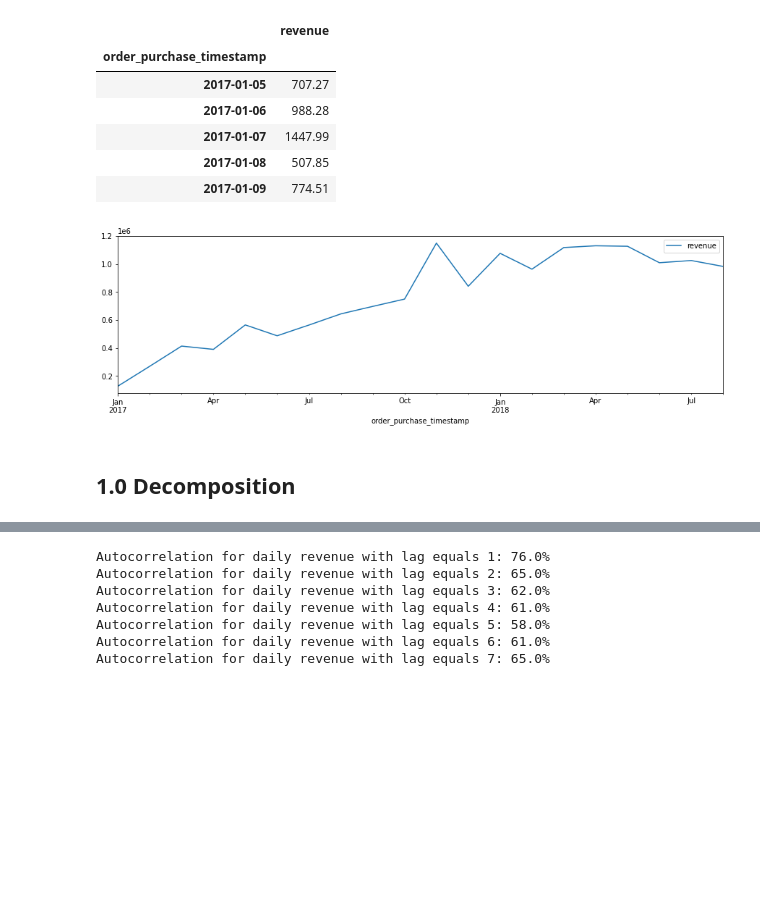
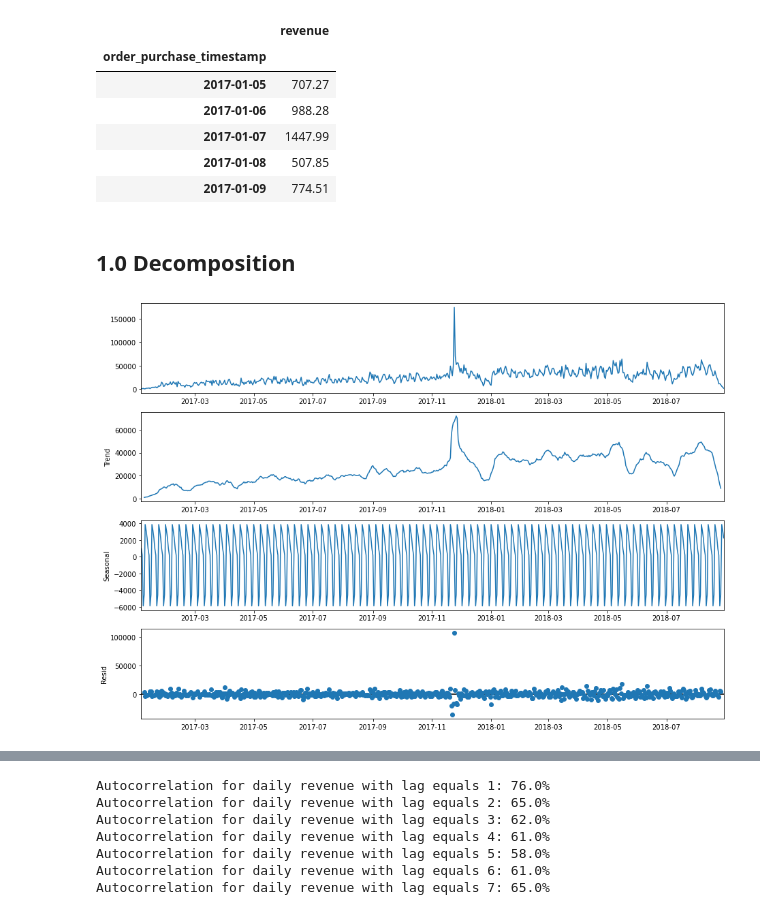
Before and after one commit to pauloreis-ds/olist, a Jupyter notebook: sales_prediction/notebooks/1.2-pr-sales-prediction-time-series-analysis.ipynb, the cells around one changed output, grey strips where cells are left out. Cells and saved outputs as stored; diff of their text form; code cells hidden in the pictures; blank space fills up the shorter version.

```diff
--- a/sales_prediction/notebooks/1.2-pr-sales-prediction-time-series-analysis.ipynb
+++ b/sales_prediction/notebooks/1.2-pr-sales-prediction-time-series-analysis.ipynb
@@ -59,9 +59,11 @@ df.head()
 | 2017-01-07 | 1447.99 |
 | 2017-01-08 | 507.85 |
 | 2017-01-09 | 774.51 |
-# %%
-df.resample('M').sum().plot(figsize=(15,4));
-# %% [output]
-[figure, removed]
 # %% [markdown]
 ## 1.0 Decomposition
+# %%
+decomposition = seasonal_decompose(df)
+decomposition.plot()
+plt.show()
+# %% [output]
+[figure, added]
```
Also changed, not shown: parts of 17 cells of this notebook, 2 other files.
